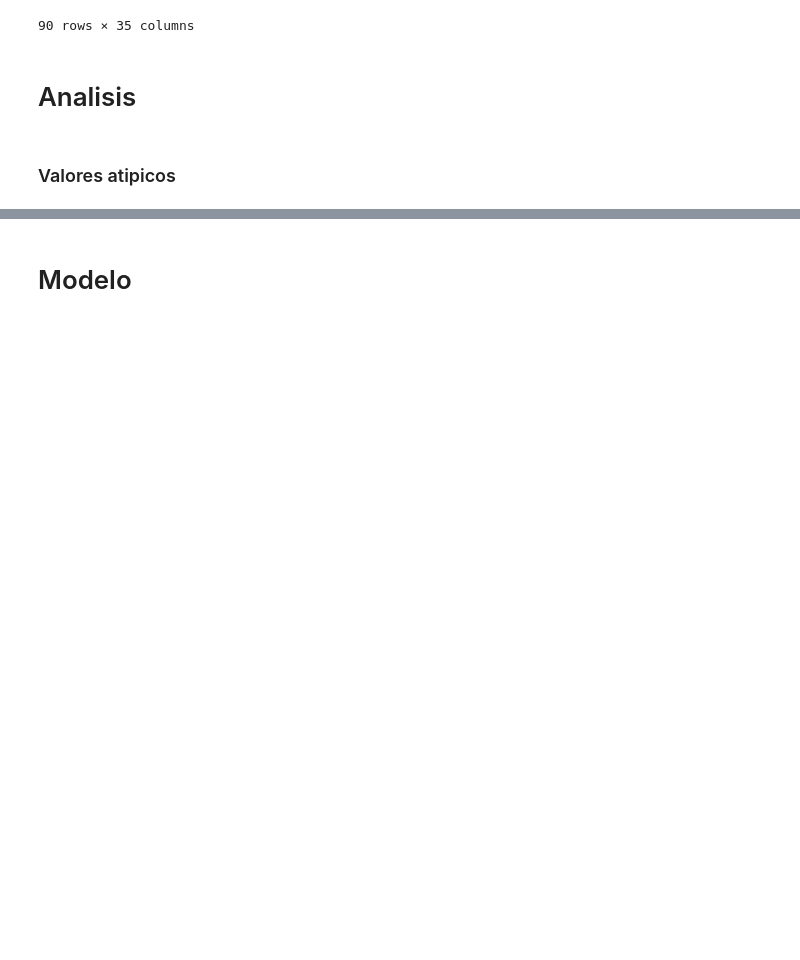
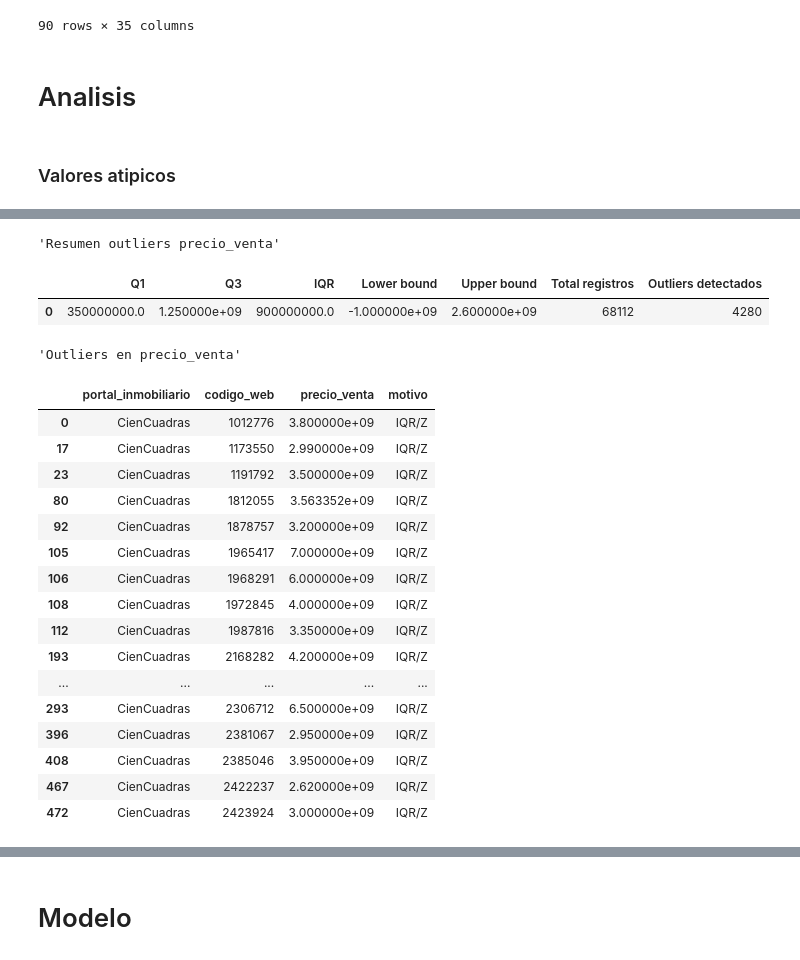
Before and after one commit to santiagogr10/Duppla, a Jupyter notebook: Notebooks/analysis.ipynb, the cells around one changed output, grey strips where cells are left out. Saved outputs shown, nothing was run; the diff lists cells and outputs as text; code cells hidden in the pictures; blank space fills up the shorter version.

Commit message:
Feat: Outlier identification

```diff
--- a/Notebooks/analysis.ipynb
+++ b/Notebooks/analysis.ipynb
@@ -848,32 +881,54 @@ data_sin_duplicados['precio_venta'] = (
 # Método IQR
 q1, q3 = data_sin_duplicados['precio_venta'].quantile([0.25, 0.75])
 iqr = q3 - q1
 lower = q1 - 1.5 * iqr
 upper = q3 + 1.5 * iqr
 mask_iqr = (data_sin_duplicados['precio_venta'] < lower) | (data_sin_duplicados['precio_venta'] > upper)
 
 # Método Z‑score
 z = np.abs(stats.zscore(data_sin_duplicados['precio_venta'].dropna()))
 mask_z = pd.Series(False, index=data_sin_duplicados.index)
 mask_z[data_sin_duplicados['precio_venta'].dropna().index] = z >= 3
 
 # Combinar mascaras
 mask_outliers = mask_iqr | mask_z
 
 # Crear DataFrame con los outliers detectados
 outliers_precio = data_sin_duplicados.loc[mask_outliers, ['portal_inmobiliario', 'codigo_web', 'precio_venta']]
 outliers_precio['motivo'] = ['IQR/Z' for _ in range(outliers_precio.shape[0])]
 
 # Mostrar resumen y los outliers
 summary_precio = pd.DataFrame({
     'Q1': [q1],
     'Q3': [q3],
     'IQR': [iqr],
     'Lower bound': [lower],
     'Upper bound': [upper],
     'Total registros': [data_sin_duplicados.shape[0]],
     'Outliers detectados': [outliers_precio.shape[0]]
 })
 
-display_dataframe_to_user("Resumen outliers precio_venta", summary_precio)
-display_dataframe_to_user("Outliers en precio_venta", outliers_precio.head(20))
+display("Resumen outliers precio_venta", summary_precio)
+display("Outliers en precio_venta", outliers_precio.head(20))
+# %% [output]
+'Resumen outliers precio_venta'
+|  | Q1 | Q3 | IQR | Lower bound | Upper bound | Total registros | Outliers detectados |
+| 0 | 350000000.0 | 1.250000e+09 | 900000000.0 | -1.000000e+09 | 2.600000e+09 | 68112 | 4280 |
+'Outliers en precio_venta'
+|  | portal_inmobiliario | codigo_web | precio_venta | motivo |
+| 0 | CienCuadras | 1012776 | 3.800000e+09 | IQR/Z |
+| 17 | CienCuadras | 1173550 | 2.990000e+09 | IQR/Z |
+| 23 | CienCuadras | 1191792 | 3.500000e+09 | IQR/Z |
+| 80 | CienCuadras | 1812055 | 3.563352e+09 | IQR/Z |
+| 92 | CienCuadras | 1878757 | 3.200000e+09 | IQR/Z |
+| 105 | CienCuadras | 1965417 | 7.000000e+09 | IQR/Z |
+| 106 | CienCuadras | 1968291 | 6.000000e+09 | IQR/Z |
+| 108 | CienCuadras | 1972845 | 4.000000e+09 | IQR/Z |
+| 112 | CienCuadras | 1987816 | 3.350000e+09 | IQR/Z |
+| 193 | CienCuadras | 2168282 | 4.200000e+09 | IQR/Z |
+| ... | ... | ... | ... | ... |
+| 293 | CienCuadras | 2306712 | 6.500000e+09 | IQR/Z |
+| 396 | CienCuadras | 2381067 | 2.950000e+09 | IQR/Z |
+| 408 | CienCuadras | 2385046 | 3.950000e+09 | IQR/Z |
+| 467 | CienCuadras | 2422237 | 2.620000e+09 | IQR/Z |
+| 472 | CienCuadras | 2423924 | 3.000000e+09 | IQR/Z |
```
Also changed, not shown: parts of 31 cells of this notebook.
